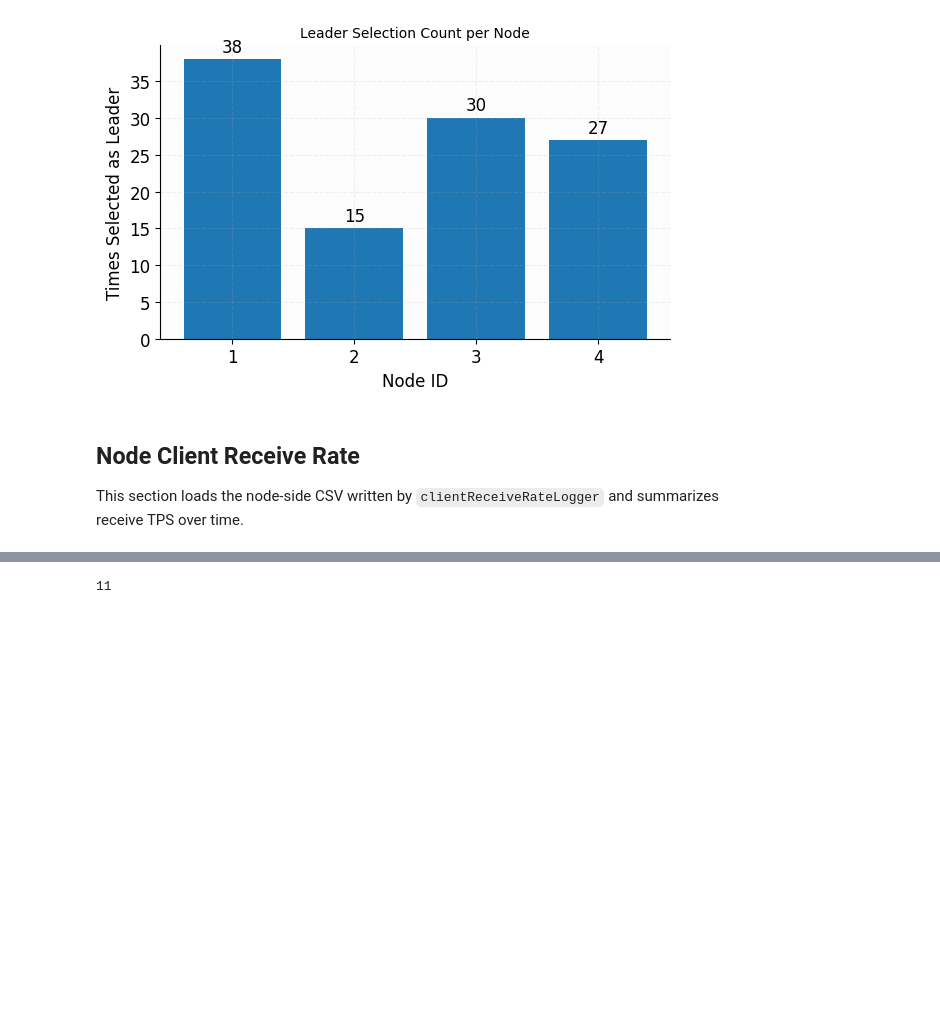
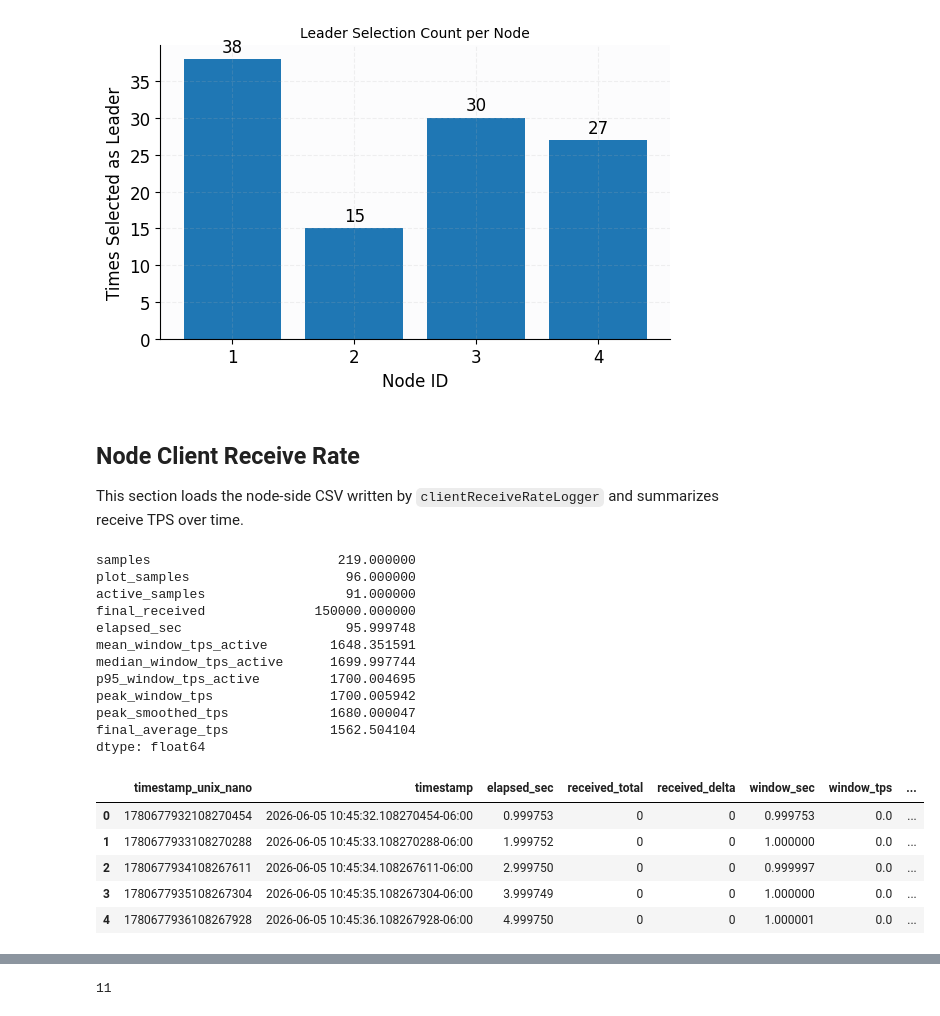
Before and after one commit to Michael112233/pbft, a Jupyter notebook: plot_tps_series.ipynb, the cells around one changed output, grey strips where cells are left out. Cells and saved outputs as stored; diff of their text form; code cells hidden in the pictures; blank space fills up the shorter version.

```diff
--- a/plot_tps_series.ipynb
+++ b/plot_tps_series.ipynb
@@ -280,7 +280,7 @@ This section loads the node-side CSV written by `clientReceiveRateLogger` and su
 # %%
 # Change this to pick which node receive-rate CSV to plot.
 receive_node_id = 1
-receive_rate_csv_path = Path("logs") / f"node_{receive_node_id}_client_receive_rate.csv"
+receive_rate_csv_path = Path("logss") / f"node_{receive_node_id}_client_receive_rate.csv"
 assert receive_rate_csv_path.exists(), f"Missing file: {receive_rate_csv_path.resolve()}"
 
 receive_df = pd.read_csv(receive_rate_csv_path)
@@ -292,33 +292,52 @@ change_mask = receive_df["received_total"].ne(receive_df["received_total"].shift
 if change_mask.any():
     last_change_idx = change_mask[change_mask].index[-1]
     receive_plot_df = receive_df.loc[:last_change_idx].copy()
 else:
     receive_plot_df = receive_df.copy()
 
 receive_plot_df["window_tps_smooth"] = (
     receive_plot_df["window_tps"].rolling(window=5, min_periods=1).mean()
 )
 
 active_receive_df = receive_plot_df[receive_plot_df["received_delta"] > 0].copy()
 if active_receive_df.empty:
     active_receive_df = receive_plot_df.copy()
 
 receive_summary = {
     "samples": int(len(receive_df)),
     "plot_samples": int(len(receive_plot_df)),
     "active_samples": int(len(active_receive_df)),
     "final_received": int(receive_plot_df["received_total"].iloc[-1]),
     "elapsed_sec": float(receive_plot_df["elapsed_sec"].iloc[-1]),
     "mean_window_tps_active": float(active_receive_df["window_tps"].mean()),
     "median_window_tps_active": float(active_receive_df["window_tps"].median()),
     "p95_window_tps_active": float(active_receive_df["window_tps"].quantile(0.95)),
     "peak_window_tps": float(receive_plot_df["window_tps"].max()),
     "peak_smoothed_tps": float(receive_plot_df["window_tps_smooth"].max()),
     "final_average_tps": float(receive_plot_df["average_tps"].iloc[-1]),
 }
 
 display(pd.Series(receive_summary))
 display(receive_plot_df.head())
+# %% [output]
+samples                        219.000000
+plot_samples                    96.000000
+active_samples                  91.000000
+final_received              150000.000000
+elapsed_sec                     95.999748
+mean_window_tps_active        1648.351591
+median_window_tps_active      1699.997744
+p95_window_tps_active         1700.004695
+peak_window_tps               1700.005942
+peak_smoothed_tps             1680.000047
+final_average_tps             1562.504104
+dtype: float64
+|  | timestamp_unix_nano | timestamp | elapsed_sec | received_total | received_delta | window_sec | window_tps | ... |
+| 0 | 1780677932108270454 | 2026-06-05 10:45:32.108270454-06:00 | 0.999753 | 0 | 0 | 0.999753 | 0.0 | ... |
+| 1 | 1780677933108270288 | 2026-06-05 10:45:33.108270288-06:00 | 1.999752 | 0 | 0 | 1.000000 | 0.0 | ... |
+| 2 | 1780677934108267611 | 2026-06-05 10:45:34.108267611-06:00 | 2.999750 | 0 | 0 | 0.999997 | 0.0 | ... |
+| 3 | 1780677935108267304 | 2026-06-05 10:45:35.108267304-06:00 | 3.999749 | 0 | 0 | 1.000000 | 0.0 | ... |
+| 4 | 1780677936108267928 | 2026-06-05 10:45:36.108267928-06:00 | 4.999750 | 0 | 0 | 1.000001 | 0.0 | ... |
 # %%
 fig, ax1 = plt.subplots(figsize=(14, 7))
 
```
Also changed, not shown: parts of 7 cells of this notebook, 17 other files.
